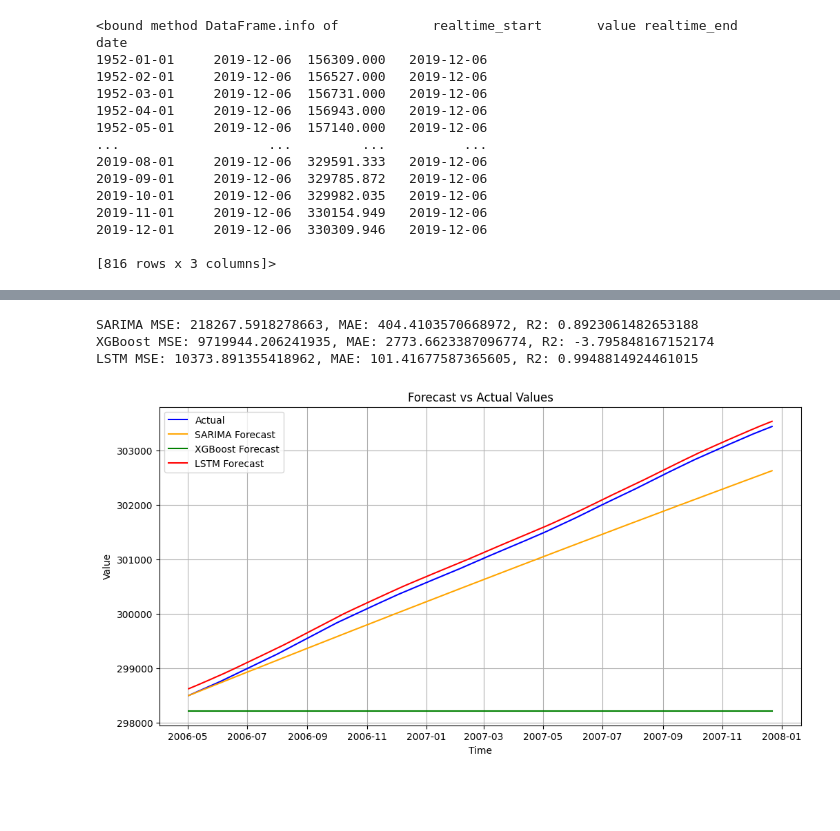
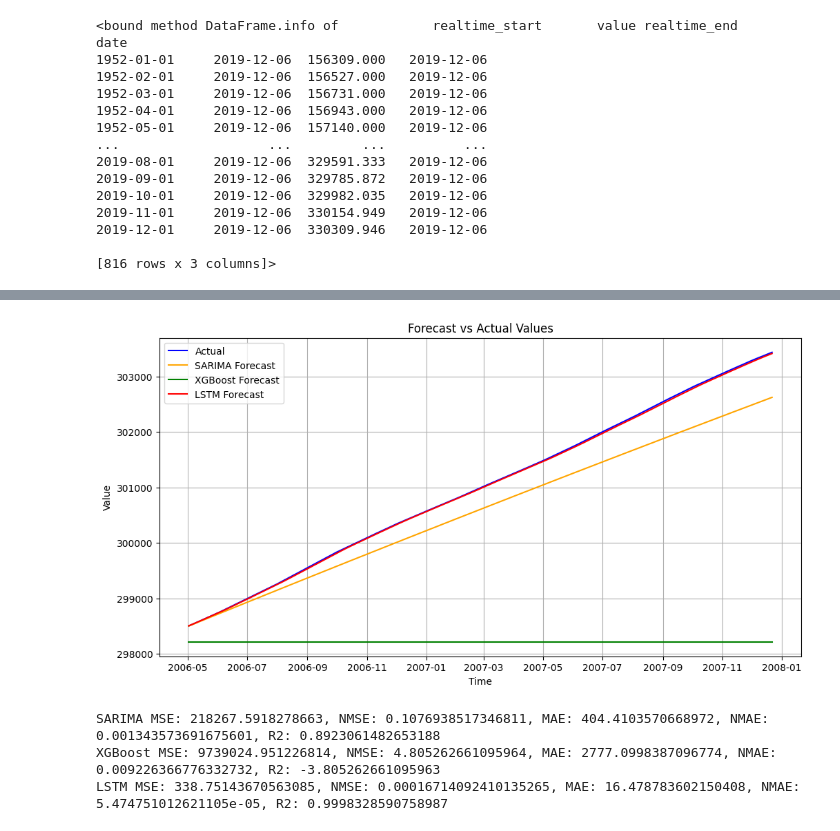
Before and after one commit to rytakahas/TimeSeries, a Jupyter notebook: TimeSeries.ipynb, the cells around one changed output, grey strips where cells are left out. Cells and saved outputs as stored; diff of their text form; code cells hidden in the pictures; blank space fills up the shorter version.

```diff
--- a/TimeSeries.ipynb
+++ b/TimeSeries.ipynb
@@ -198,7 +226,7 @@ def create_features(data, look_back):
         y.append(data[i])
     return np.array(X), np.array(y)
 
-look_back = 30
+look_back = 20
 X, y = create_features(scaled_data, look_back)
 
 X_train, X_test = X[:train_size - look_back], X[train_size - look_back:]
@@ -301,37 +329,55 @@ Forecast horizon: 600
 # %%
 # Evaluation
 test_actual = test.values[:forecast_horizon]
 
+# Calculate KPIs (metrics)
 mse_sarima = mean_squared_error(test_actual, sarima_forecast)
 mse_xgb = mean_squared_error(test_actual, y_pred_xgb)
 mse_lstm = mean_squared_error(test_actual, y_pred_lstm.flatten())
 
 mae_sarima = mean_absolute_error(test_actual, sarima_forecast)
 mae_xgb = mean_absolute_error(test_actual, y_pred_xgb)
 mae_lstm = mean_absolute_error(test_actual, y_pred_lstm.flatten())
 
 r2_sarima = r2_score(test_actual, sarima_forecast)
 r2_xgb = r2_score(test_actual, y_pred_xgb)
 r2_lstm = r2_score(test_actual, y_pred_lstm.flatten())
 
-print(f"SARIMA MSE: {mse_sarima}, MAE: {mae_sarima}, R2: {r2_sarima}")
-print(f"XGBoost MSE: {mse_xgb}, MAE: {mae_xgb}, R2: {r2_xgb}")
-print(f"LSTM MSE: {mse_lstm}, MAE: {mae_lstm}, R2: {r2_lstm}")
+# Normalized MSE and MAE
+
+# Variance of the actual data
+variance_actual = np.var(test_actual)
+
+ # Mean absolute value of the actual data
+mean_absolute_actual = np.mean(np.abs(test_actual))
+
+nmse_sarima = mse_sarima / variance_actual
+nmse_xgb = mse_xgb / variance_actual
+nmse_lstm = mse_lstm / variance_actual
+
+nmae_sarima = mae_sarima / mean_absolute_actual
+nmae_xgb = mae_xgb / mean_absolute_actual
+nmae_lstm = mae_lstm / mean_absolute_actual
 
 # Plot results
 plt.figure(figsize=(12, 6))
 plt.plot(test.index[:forecast_horizon], test_actual, label="Actual", color="blue")
 plt.plot(test.index[:forecast_horizon], sarima_forecast, label="SARIMA Forecast", color="orange")
 plt.plot(test.index[:forecast_horizon], y_pred_xgb, label="XGBoost Forecast", color="green")
 plt.plot(test.index[:forecast_horizon], y_pred_lstm.flatten(), label="LSTM Forecast", color="red")
 plt.legend()
 plt.title("Forecast vs Actual Values")
 plt.xlabel("Time")
 plt.ylabel("Value")
 plt.grid()
 plt.show()
+
+# Print metrics
+print(f"SARIMA MSE: {mse_sarima}, NMSE: {nmse_sarima}, MAE: {mae_sarima}, NMAE: {nmae_sarima}, R2: {r2_sarima}")
+print(f"XGBoost MSE: {mse_xgb}, NMSE: {nmse_xgb}, MAE: {mae_xgb}, NMAE: {nmae_xgb}, R2: {r2_xgb}")
+print(f"LSTM MSE: {mse_lstm}, NMSE: {nmse_lstm}, MAE: {mae_lstm}, NMAE: {nmae_lstm}, R2: {r2_lstm}")
 # %% [output]
+[figure, new version]
-SARIMA MSE: 218267.5918278663, MAE: 404.4103570668972, R2: 0.8923061482653188
-XGBoost MSE: 9719944.206241935, MAE: 2773.6623387096774, R2: -3.795848167152174
-LSTM MSE: 10373.891355418962, MAE: 101.41677587365605, R2: 0.9948814924461015
+SARIMA MSE: 218267.5918278663, NMSE: 0.1076938517346811, MAE: 404.4103570668972, NMAE: 0.001343573691675601, R2: 0.8923061482653188
+XGBoost MSE: 9739024.951226814, NMSE: 4.805262661095964, MAE: 2777.0998387096774, NMAE: 0.009226366776332732, R2: -3.805262661095963
+LSTM MSE: 338.75143670563085, NMSE: 0.00016714092410135265, MAE: 16.478783602150408, NMAE: 5.474751012621105e-05, R2: 0.9998328590758987
-[figure, old version]
```
Also changed, not shown: parts of 24 cells of this notebook, 4 other files.
